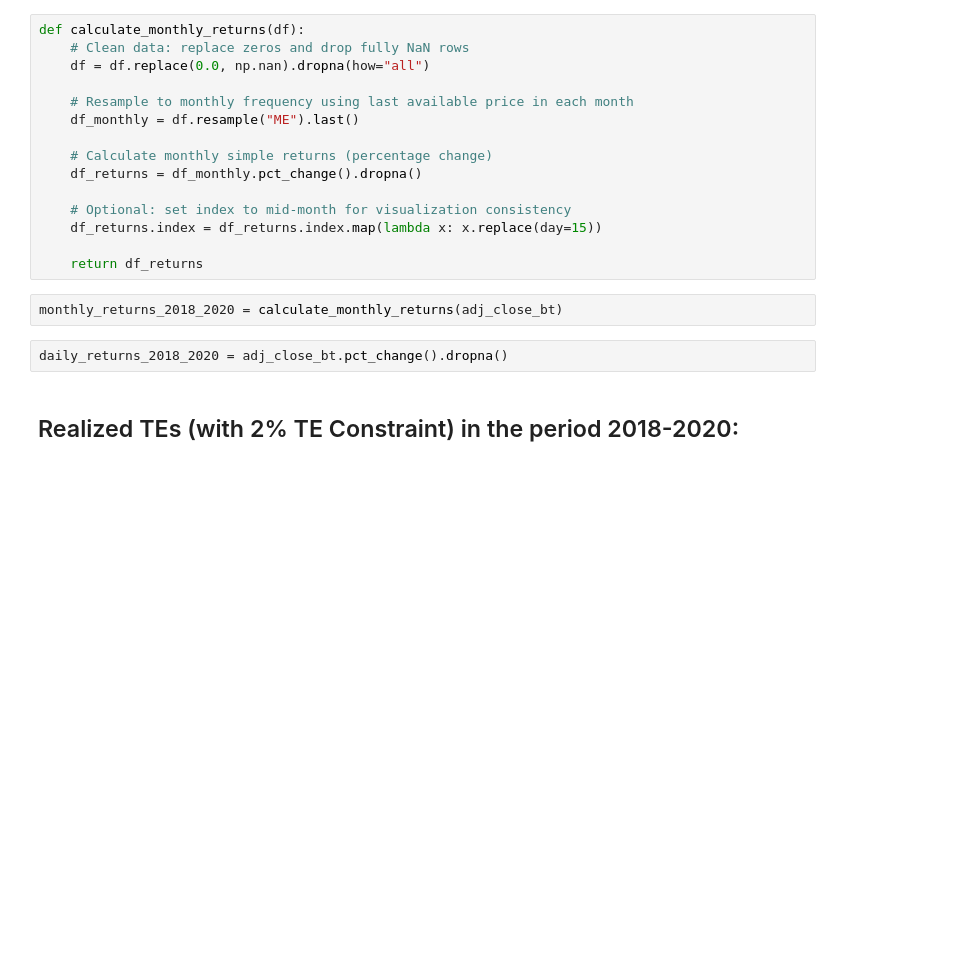
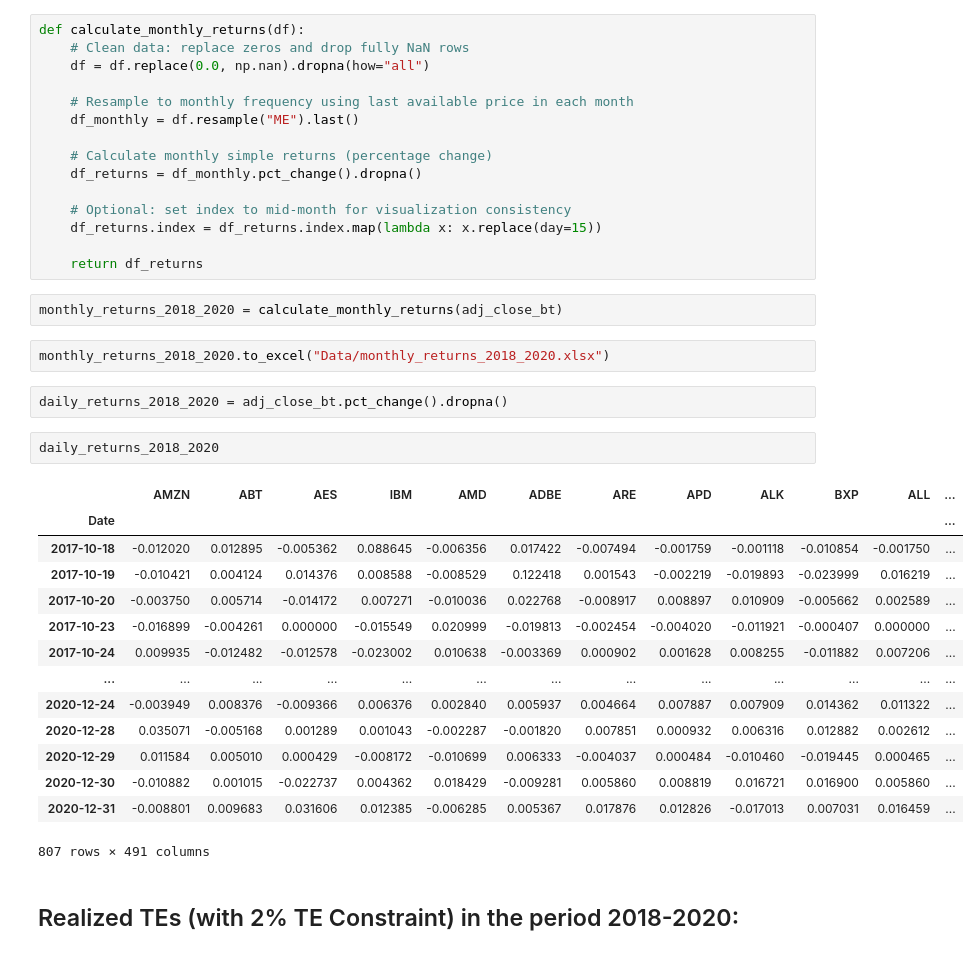
Before and after one commit to rebecca-di-francesco-bfh/sectoral-decarbonization, a Jupyter notebook: backtesting_with_pre_sample_data.ipynb, the cells around one changed output. Drawn from its saved outputs; the diff is of its cells as text; blank space fills up the shorter version.

```diff
--- a/backtesting_with_pre_sample_data.ipynb
+++ b/backtesting_with_pre_sample_data.ipynb
@@ -254,8 +253,27 @@ def calculate_monthly_returns(df):
     return df_returns
 # %%
 monthly_returns_2018_2020 = calculate_monthly_returns(adj_close_bt)
+# %%
+monthly_returns_2018_2020.to_excel("Data/monthly_returns_2018_2020.xlsx")
 # %%
 daily_returns_2018_2020 = adj_close_bt.pct_change().dropna()
+# %%
+daily_returns_2018_2020
+# %% [output]
+|  | AMZN | ABT | AES | IBM | AMD | ADBE | ARE | APD | ALK | BXP | ALL | ... |
+| Date |  |  |  |  |  |  |  |  |  |  |  | ... |
+| 2017-10-18 | -0.012020 | 0.012895 | -0.005362 | 0.088645 | -0.006356 | 0.017422 | -0.007494 | -0.001759 | -0.001118 | -0.010854 | -0.001750 | ... |
+| 2017-10-19 | -0.010421 | 0.004124 | 0.014376 | 0.008588 | -0.008529 | 0.122418 | 0.001543 | -0.002219 | -0.019893 | -0.023999 | 0.016219 | ... |
+| 2017-10-20 | -0.003750 | 0.005714 | -0.014172 | 0.007271 | -0.010036 | 0.022768 | -0.008917 | 0.008897 | 0.010909 | -0.005662 | 0.002589 | ... |
+| 2017-10-23 | -0.016899 | -0.004261 | 0.000000 | -0.015549 | 0.020999 | -0.019813 | -0.002454 | -0.004020 | -0.011921 | -0.000407 | 0.000000 | ... |
+| 2017-10-24 | 0.009935 | -0.012482 | -0.012578 | -0.023002 | 0.010638 | -0.003369 | 0.000902 | 0.001628 | 0.008255 | -0.011882 | 0.007206 | ... |
+| ... | ... | ... | ... | ... | ... | ... | ... | ... | ... | ... | ... | ... |
+| 2020-12-24 | -0.003949 | 0.008376 | -0.009366 | 0.006376 | 0.002840 | 0.005937 | 0.004664 | 0.007887 | 0.007909 | 0.014362 | 0.011322 | ... |
+| 2020-12-28 | 0.035071 | -0.005168 | 0.001289 | 0.001043 | -0.002287 | -0.001820 | 0.007851 | 0.000932 | 0.006316 | 0.012882 | 0.002612 | ... |
+| 2020-12-29 | 0.011584 | 0.005010 | 0.000429 | -0.008172 | -0.010699 | 0.006333 | -0.004037 | 0.000484 | -0.010460 | -0.019445 | 0.000465 | ... |
+| 2020-12-30 | -0.010882 | 0.001015 | -0.022737 | 0.004362 | 0.018429 | -0.009281 | 0.005860 | 0.008819 | 0.016721 | 0.016900 | 0.005860 | ... |
+| 2020-12-31 | -0.008801 | 0.009683 | 0.031606 | 0.012385 | -0.006285 | 0.005367 | 0.017876 | 0.012826 | -0.017013 | 0.007031 | 0.016459 | ... |
+807 rows × 491 columns
 # %% [markdown]
 ## Realized TEs (with 2% TE Constraint) in the period 2018-2020:
 # %%
```
Also changed, not shown: parts of 29 cells of this notebook, 7 other files.
